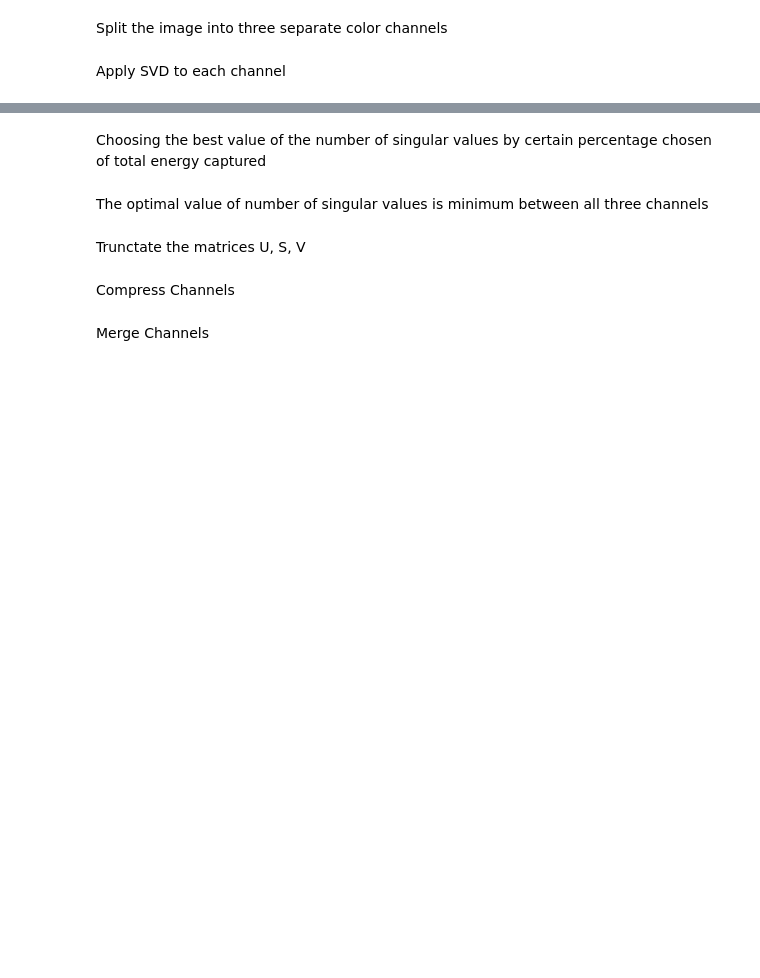
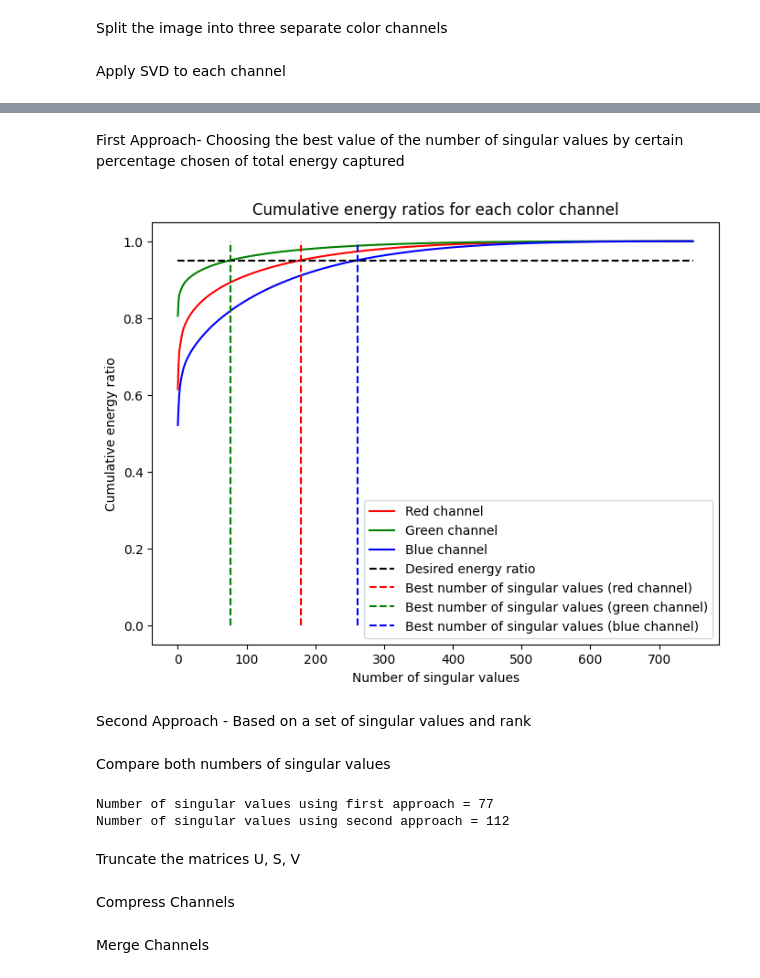
Before and after one commit to codeowlers/Image-Processing-SVD, a Jupyter notebook: main-script.ipynb, the cells around one changed output, grey strips where cells are left out. Drawn from its saved outputs; the diff is of its cells as text; code cells hidden in the pictures; blank space fills up the shorter version.

Commit message:
Update mainscript to use both num_sv

```diff
--- a/main-script.ipynb
+++ b/main-script.ipynb
@@ -9,7 +9,7 @@ from IPython.display import Image
 # %% [markdown]
 Define image path
 # %%
-image_path = './assets/nature.jpg'
+image_path = './assets/low2.jpg'
 file_extension = os.path.splitext(image_path)[1]
 image_type = file_extension[1:].lower()
 # %% [markdown]
@@ -48,2 +50,2 @@ num_sv = 112
 # %% [markdown]
-Choosing the best value of the number of singular values by certain percentage chosen of total energy captured
+First Approach- Choosing the best value of the number of singular values by certain percentage chosen of total energy captured
@@ -58,2 +51,0 @@ plot_cumulative_energy(cum_energy_r, cum_energy_g, cum_energy_b, energy_ratio, n
-# %% [markdown]
-The optimal value of number of singular values is minimum between all three channels
@@ -61,0 +52,12 @@ num_sv = min(num_sv_b, num_sv_g, num_sv_r)
+# %%
+energy_ratio = 0.95
+num_sv_r, cum_energy_r = find_num_sv(S_r, energy_ratio)
+num_sv_b, cum_energy_b = find_num_sv(S_b, energy_ratio)
+num_sv_g, cum_energy_g = find_num_sv(S_g, energy_ratio)
+# The optimal value of number of singular values is minimum between all three channels
+num_sv1 = min(num_sv_b, num_sv_g, num_sv_r)
+plot_cumulative_energy(cum_energy_r, cum_energy_g, cum_energy_b, energy_ratio, num_sv_r, num_sv_g, num_sv_b, S_r)
+# %% [output]
+[figure, added]
+# %% [markdown]
+Second Approach - Based on a set of singular values and rank
@@ -62,2 +74,10 @@ num_sv = min(num_sv_b, num_sv_g, num_sv_r)
+# %% [markdown]
+Compare both numbers of singular values
+# %%
+print("Number of singular values using first approach =",num_sv1)
+print("Number of singular values using second approach =",num_sv2)
+# %% [output]
+Number of singular values using first approach = 77
+Number of singular values using second approach = 112
 # %% [markdown]
-Trunctate the matrices U, S, V
+Truncate the matrices U, S, V
```
Also changed, not shown: parts of 19 cells of this notebook, 1 other file.
